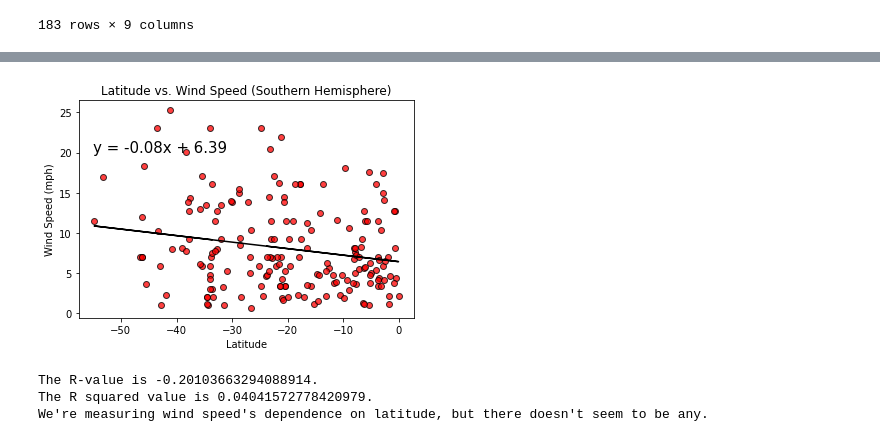
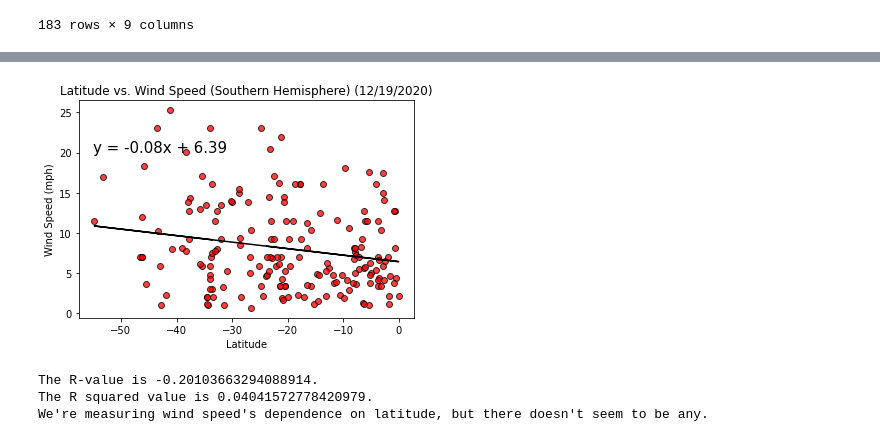
Before and after one commit to LongPatrol/python-api-challenge, a Jupyter notebook: WeatherPy/WeatherPy.ipynb, the cells around one changed output, grey strips where cells are left out. Drawn from its saved outputs; the diff is of its cells as text; code cells hidden in the pictures.

```diff
--- a/WeatherPy/WeatherPy.ipynb
+++ b/WeatherPy/WeatherPy.ipynb
@@ -399,24 +399,24 @@ The R squared value is 0.0004684200545469885.
 # %%
 x_values = south_df["Lat"]
 y_values = south_df["Wind Speed"]
 (slope, intercept, rvalue, pvalue, stderr) = linregress(x_values, y_values)
 regress_values = x_values * slope + intercept
 line_eq = "y = " + str(round(slope,2)) + "x + " + str(round(intercept,2))
 
 plt.scatter(south_df["Lat"], south_df["Wind Speed"], marker="o", facecolors="red", edgecolors="black", alpha=0.75)
 plt.plot(x_values,regress_values,"r-", color="black")
 plt.annotate(line_eq,(-55,20),fontsize=15,color="black")
 plt.ylabel('Wind Speed (mph)')
 plt.xlabel('Latitude')
-plt.title("Latitude vs. Wind Speed (Southern Hemisphere)")
+plt.title("Latitude vs. Wind Speed (Southern Hemisphere) (12/19/2020)")
 plt.savefig("images/latitude_wind_south.png")
 plt.show()
 
 print(f"The R-value is {rvalue}.")
 print(f"The R squared value is {rvalue**2}.")
 print("We're measuring wind speed's dependence on latitude, but there doesn't seem to be any.")
 # %% [output]
-[figure, old version]
+[figure, new version]
 The R-value is -0.20103663294088914.
 The R squared value is 0.04041572778420979.
 We're measuring wind speed's dependence on latitude, but there doesn't seem to be any.
```
Also changed, not shown: parts of 11 cells of this notebook, 12 other files.
